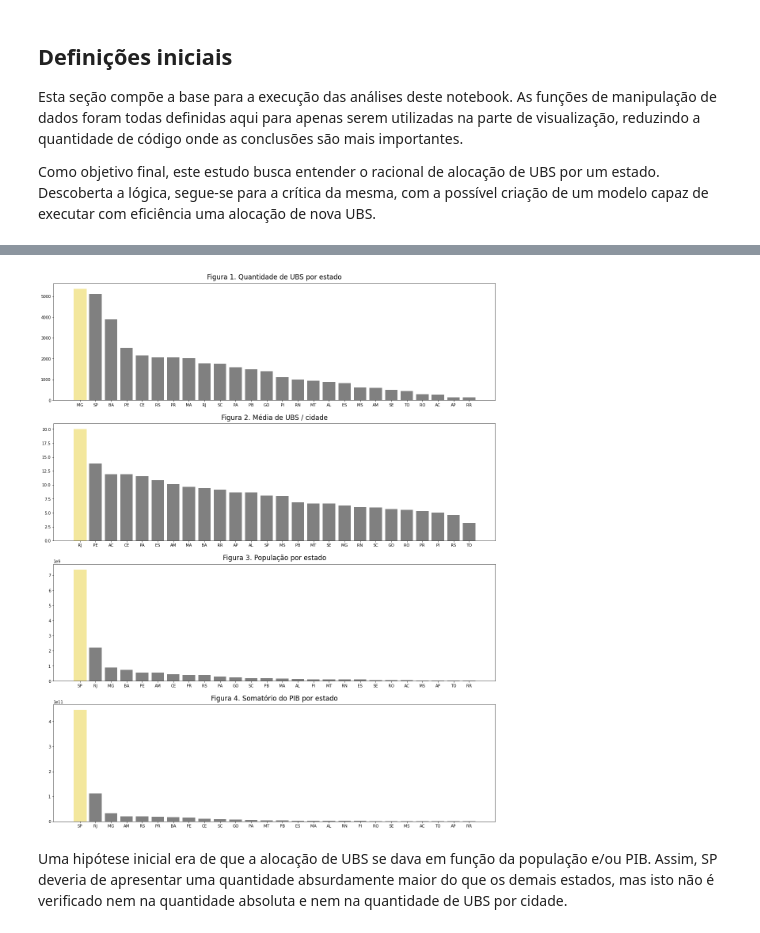
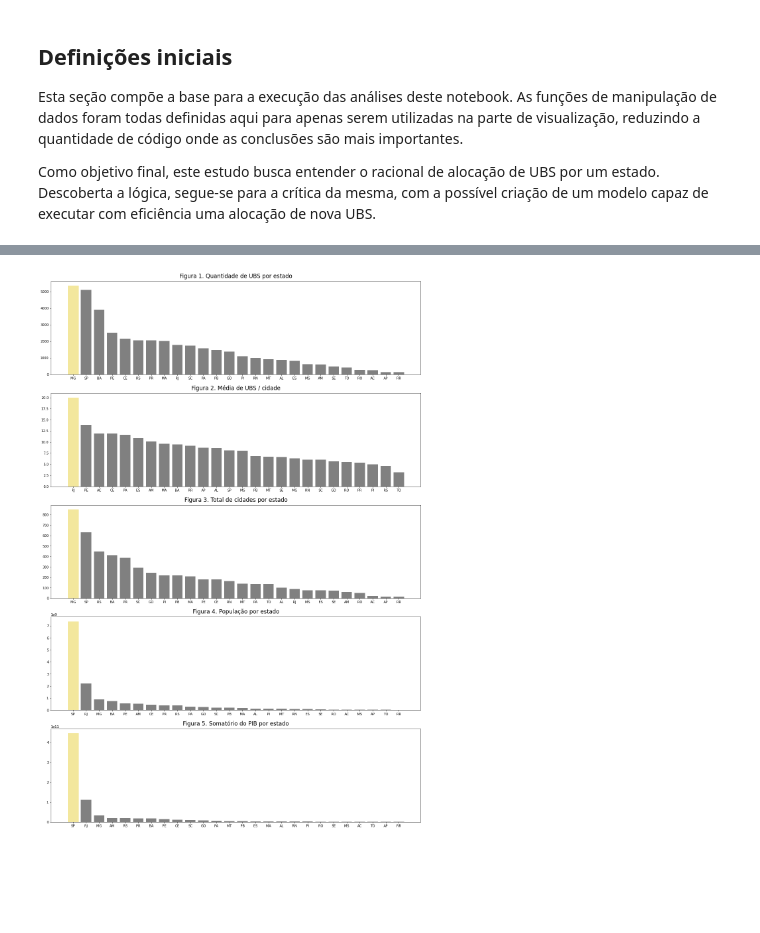
Before and after one commit to BrunoSantosPK/ubs_dist, a Jupyter notebook: notebooks/analysis.ipynb, the cells around one changed output, grey strips where cells are left out. Drawn from its saved outputs; the diff is of its cells as text; code cells hidden in the pictures; blank space fills up the shorter version.

```diff
--- a/notebooks/analysis.ipynb
+++ b/notebooks/analysis.ipynb
@@ -10,7 +12,18 @@ import matplotlib.pyplot as plt
 # %%
 base_path = "/media/bruno/Arquivos/Desenvolvimento/UBS"
 def get_dataset() -> pd.DataFrame:
+    # Carrega base bruta
     dataset = pd.read_csv(f"{base_path}/data/dataset.csv")
+
+    # Utiliza aproximação de triângulo retângulo e milha náutica para cálculo das
+    # distâncias das unidades até o centro da cidade, uma vez que as distâncias são
+    # pequenas (menores que 800 NM) e não é necessário implementar Haversine.
+    conversion = 60 * 1.852
+    dataset["DISTANCE"] = np.sqrt(
+        np.power((dataset["CITY_LAT"] - dataset["UBS_LAT"]) * conversion, 2)
+            + np.power((dataset["CITY_LON"] - dataset["UBS_LON"]) * conversion, 2)
+    )
+
     return dataset.query("UF != 'DF'")
 
 
@@ -42,7 +55,7 @@ def fill_nan(df: pd.DataFrame, column: str) -> pd.DataFrame:
     return df
 
 
-def get_color(key):
+def get_color(key) -> str:
     if key == "black":
         return "#808080"
     elif key == "focus":
@@ -55,6 +74,7 @@ def view_distribution():
     x_pop, y_pop = [], []
     x_pib, y_pib = [], []
     x_rel, y_rel = [], []
+    x_cit, y_cit = [], []
 
     # Calcula a quantidade de UBS em cada estado
     serie = dataset["UF"].value_counts()
@@ -69,41 +89,47 @@ def view_distribution():
         x_rel.append(index)
         y_rel.append(serie[index] / cities if cities != 0 else 0)
     sort_with_category(x_rel, y_rel)
+
+    # Calcula a quantidade de cidades em cada estado
+    for index in serie.index:
+        cities = len(dataset.query(f"UF == '{index}'")["CITY"].unique())
+        x_cit.append(index)
+        y_cit.append(cities)
+    sort_with_category(x_cit, y_cit)
 
     # Calcula a quantidade de pessoas em cada estado e o PIB
     dataset = fill_nan(dataset, "PIB_2019")
     dataset = fill_nan(dataset, "POPULATION_2021")
     group = dataset.groupby("UF")[["POPULATION_2021", "PIB_2019"]].agg("sum")
 
     for index in group["POPULATION_2021"].index:
         x_pop.append(index)
         y_pop.append(group["POPULATION_2021"][index])
     sort_with_category(x_pop, y_pop)
 
     for index in group["PIB_2019"].index:
         x_pib.append(index)
         y_pib.append(group["PIB_2019"][index])
     sort_with_category(x_pib, y_pib)
 
     # Faz a exibição dos gráficos para visualização
     data = [
         {"title": "Figura 1. Quantidade de UBS por estado", "categories": x_ubs, "values": y_ubs},
         {"title": "Figura 2. Média de UBS / cidade", "categories": x_rel, "values": y_rel},
-        {"title": "Figura 3. População por estado", "categories": x_pop, "values": y_pop},
-        {"title": "Figura 4. Somatório do PIB por estado", "categories": x_pib, "values": y_pib}
+        {"title": "Figura 3. Total de cidades por estado", "categories": x_cit, "values": y_cit},
+        {"title": "Figura 4. População por estado", "categories": x_pop, "values": y_pop},
+        {"title": "Figura 5. Somatório do PIB por estado", "categories": x_pib, "values": y_pib}
     ]
 
-    fig, ax = plt.subplots(len(data), 1, figsize=(20, 25))
+    fig, ax = plt.subplots(len(data), 1, figsize=(20, 30))
     for i in range(0, len(data)):
         category_number = [j for j in range(len(data[i]["categories"]))]
         chart = ax[i].bar(category_number, data[i]["values"], color=get_color("black"))
         ax[i].set_xticks(category_number, labels=data[i]["categories"], fontsize=10)
         ax[i].set_title(data[i]["title"], pad=10, fontdict={"fontsize": 17})
         chart[0].set_color(get_color("focus"))
 
 
 view_distribution()
 # %% [output]
-[figure, old version]
+[figure, new version]
-# %% [markdown]
-Uma hipótese inicial era de que a alocação de UBS se dava em função da população e/ou PIB. Assim, SP deveria de apresentar uma quantidade absurdamente maior do que os demais estados, mas isto não é verificado nem na quantidade absoluta e nem na quantidade de UBS por cidade.
```
Also changed, not shown: parts of 14 cells of this notebook, 5 other files.
